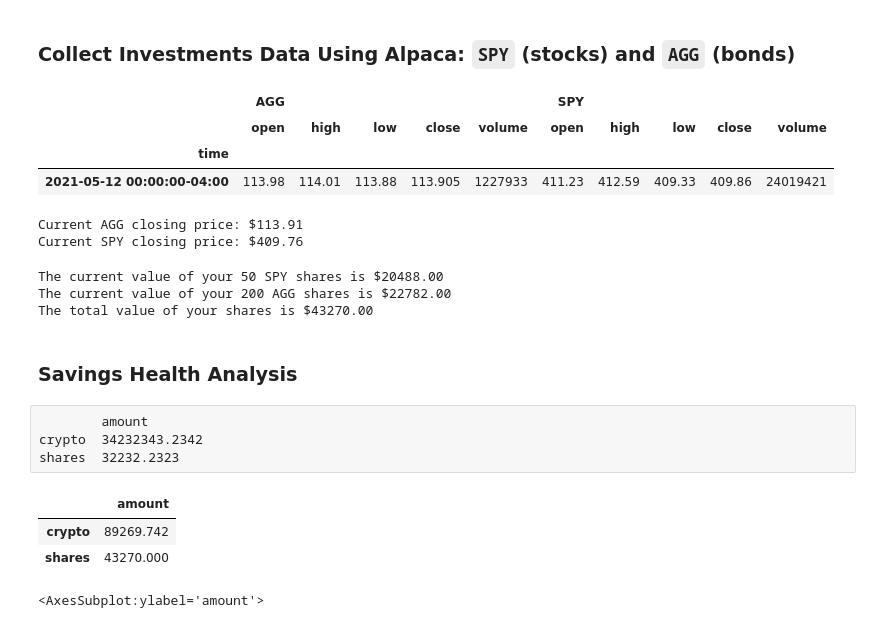
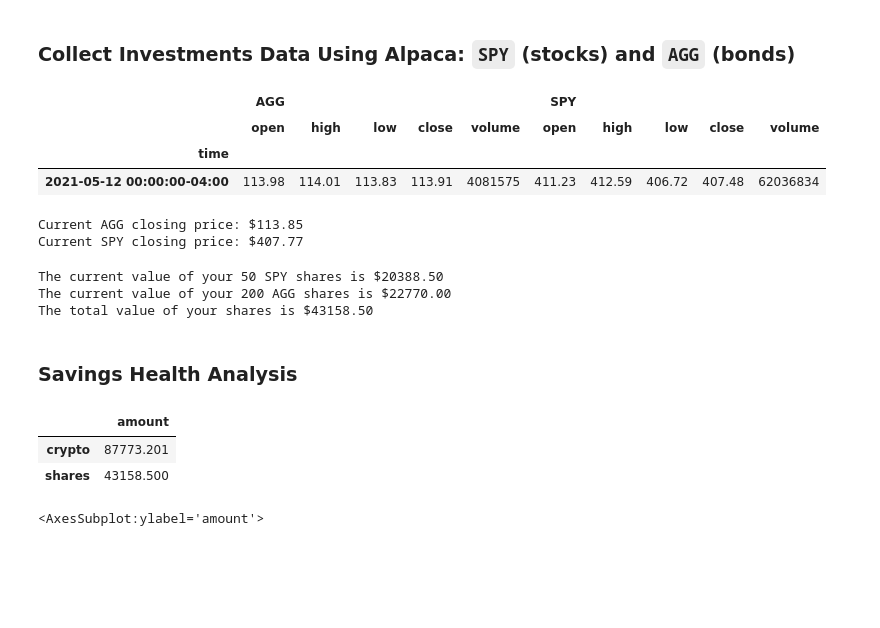
Before and after one commit to jdfwsp/financial_planning, a Jupyter notebook: financial-planner.ipynb, the cells around one changed output. Drawn from its saved outputs; the diff is of its cells as text; code cells hidden in the pictures; blank space fills up the shorter version.

```diff
--- a/financial-planner.ipynb
+++ b/financial-planner.ipynb
@@ -61,17 +57,13 @@ my_agg = 200
 my_spy = 50
 # %%
 # Set Alpaca API key and secret
-# YOUR CODE HERE!
 alpaca_key = os.getenv('ALPACA_API_KEY')
 alpaca_secret = os.getenv('ALPACA_API_SECRET')
 
 # Create the Alpaca API object
-# YOUR CODE HERE!
-alpaca = tradeapi.REST(alpaca_key, alpaca_secret)
+alpaca = tradeapi.REST(alpaca_key, alpaca_secret, api_version = "v2")
 # %%
 # Format current date as ISO format
-# YOUR CODE HERE!
-
 
 # Set the tickers
 tickers = ["AGG", "SPY"]
@@ -80,22 +72,19 @@ tickers = ["AGG", "SPY"]
 timeframe = "1D"
 
 # Get current closing prices for SPY and AGG
-# YOUR CODE HERE!
 start = pd.Timestamp('2021-05-12', tz = 'US/Pacific').isoformat()
 end = pd.Timestamp('2021-05-12', tz = 'US/Pacific').isoformat()
 spy_agg = alpaca.get_barset(tickers, timeframe, start = start, end = end).df
 
 # Preview DataFrame
-# YOUR CODE HERE!
 spy_agg
 # %% [output]
 |  | AGG |  |  |  |  | SPY |  |  |  |  |
 |  | open | high | low | close | volume | open | high | low | close | volume |
 | time |  |  |  |  |  |  |  |  |  |  |
-| 2021-05-12 00:00:00-04:00 | 113.98 | 114.01 | 113.88 | 113.905 | 1227933 | 411.23 | 412.59 | 409.33 | 409.86 | 24019421 |
+| 2021-05-12 00:00:00-04:00 | 113.98 | 114.01 | 113.83 | 113.91 | 4081575 | 411.23 | 412.59 | 406.72 | 407.48 | 62036834 |
 # %%
 # Pick AGG and SPY close prices
-# YOUR CODE HERE!
 agg_close_price = spy_agg.iloc[0, 3]
 spy_close_price = spy_agg.iloc[0, 8]
 
@@ -103,13 +92,10 @@ spy_close_price = spy_agg.iloc[0, 8]
 print(f"Current AGG closing price: ${agg_close_price}")
 print(f"Current SPY closing price: ${spy_close_price}")
 # %% [output]
-Current AGG closing price: $113.91
-Current SPY closing price: $409.76
+Current AGG closing price: $113.85
+Current SPY closing price: $407.77
 # %%
 # Compute the current value of shares
-# YOUR CODE HERE!
-
-
 my_spy_value = my_spy * spy_close_price
 my_agg_value = my_agg * agg_close_price
 my_shares_total = my_agg_value + my_spy_value
@@ -119,29 +105,23 @@ print(f"The current value of your {my_spy} SPY shares is ${my_spy_value:0.2f}")
 print(f"The current value of your {my_agg} AGG shares is ${my_agg_value:0.2f}")
 print(f"The total value of your shares is ${my_shares_total:0.2f}")
 # %% [output]
-The current value of your 50 SPY shares is $20488.00
-The current value of your 200 AGG shares is $22782.00
-The total value of your shares is $43270.00
+The current value of your 50 SPY shares is $20388.50
+The current value of your 200 AGG shares is $22770.00
+The total value of your shares is $43158.50
 # %% [markdown]
 ### Savings Health Analysis
-# %% [raw]
-        amount
-crypto  34232343.2342
-shares  32232.2323
 # %%
 # Set monthly household income
-# YOUR CODE HERE!
 monthly_income = 12000
 # Create savings DataFrame
-# YOUR CODE HERE!
-data = [{'amount': my_crypto_total}, {'amount': my_shares_total}]
+savings_data = [{'amount': my_crypto_total}, {'amount': my_shares_total}]
+df_savings = pd.DataFrame(savings_data, index = ['crypto', 'shares'])
 
-df_savings = pd.DataFrame(data, index = ['crypto', 'shares'])
 # Display savings DataFrame
 display(df_savings)
 # %% [output]
 |  | amount |
-| crypto | 89269.742 |
-| shares | 43270.000 |
+| crypto | 87773.201 |
+| shares | 43158.500 |
 # %%
 # Plot savings pie chart
```
Also changed, not shown: parts of 18 cells of this notebook.
